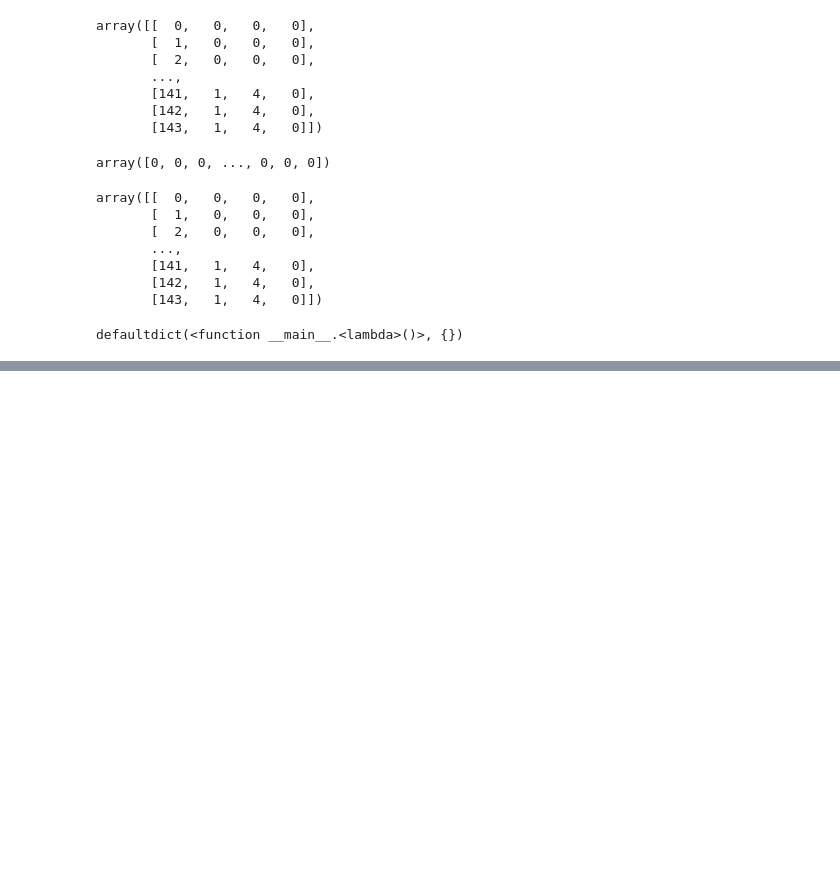
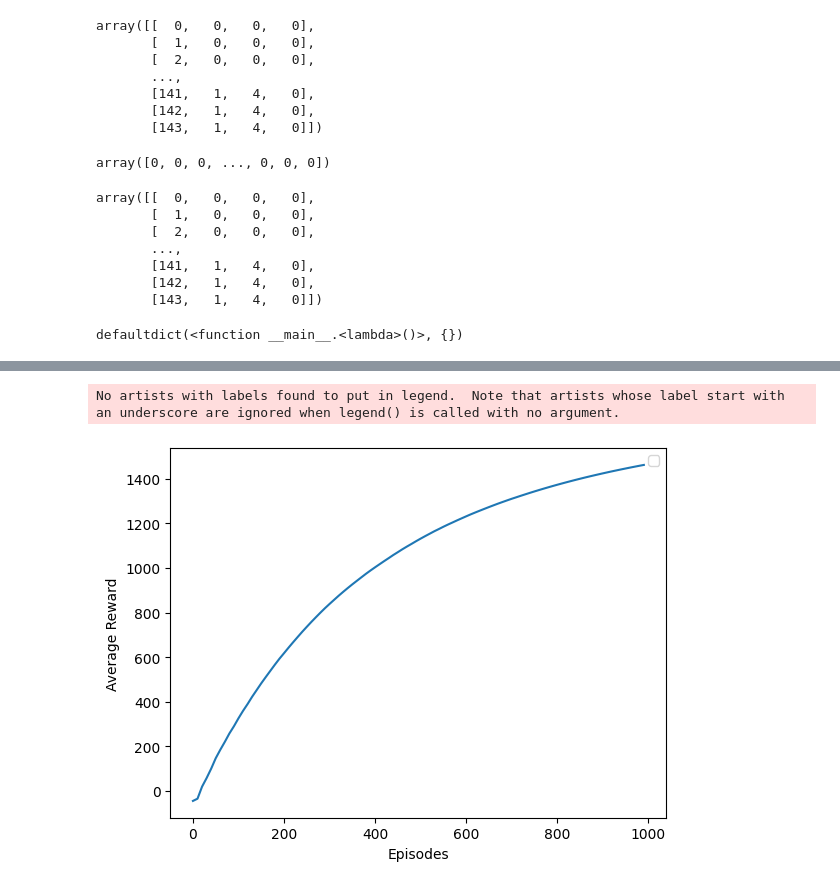
Before and after one commit to nfsseixas2013/redeneuralpytorch, a Jupyter notebook: EXP01.ipynb, the cells around one changed output, grey strips where cells are left out. Saved outputs shown, nothing was run; the diff lists cells and outputs as text; code cells hidden in the pictures; blank space fills up the shorter version.

```diff
--- a/EXP01.ipynb
+++ b/EXP01.ipynb
@@ -152,6 +152,8 @@ reward_history = deque(maxlen=2016)
 action_accuracy = deque(maxlen=2016)
 # %%
 # Continuous Q-learning training loop
+avg_reward = []
+suc_rate = []
 poison = False
 for episode in range(total_episodes):
     state = env.reset_N() if poison == False else env.reset_P()
@@ -192,5 +194,7 @@ for episode in range(total_episodes):
     if episode % 10 == 0:
         average_reward = np.mean(reward_history)
         success_rate = np.mean(action_accuracy)
+        avg_reward.append(average_reward)
+        suc_rate.append(success_rate)
         print(f"Episode {episode}: Avg Reward = {average_reward:.2f}, Success Rate = {success_rate:.2f}")
 # %% [output]
@@ -233,0 +218,3 @@ deque([1,
+# %%
+episodes = [x for x in range(0,1000,10)]
+episodes
@@ -233,0 +241,9 @@ deque([1,
+# %%
+plt.plot(episodes,avg_reward)
+plt.xlabel('Episodes')
+plt.ylabel('Average Reward')
+plt.legend()
+plt.savefig("Avg_normal.png")
+# %% [output]
+No artists with labels found to put in legend.  Note that artists whose label start with an underscore are ignored when legend() is called with no argument.
+[figure, added]
```
Also changed, not shown: parts of 5 cells of this notebook, 5 other files.
